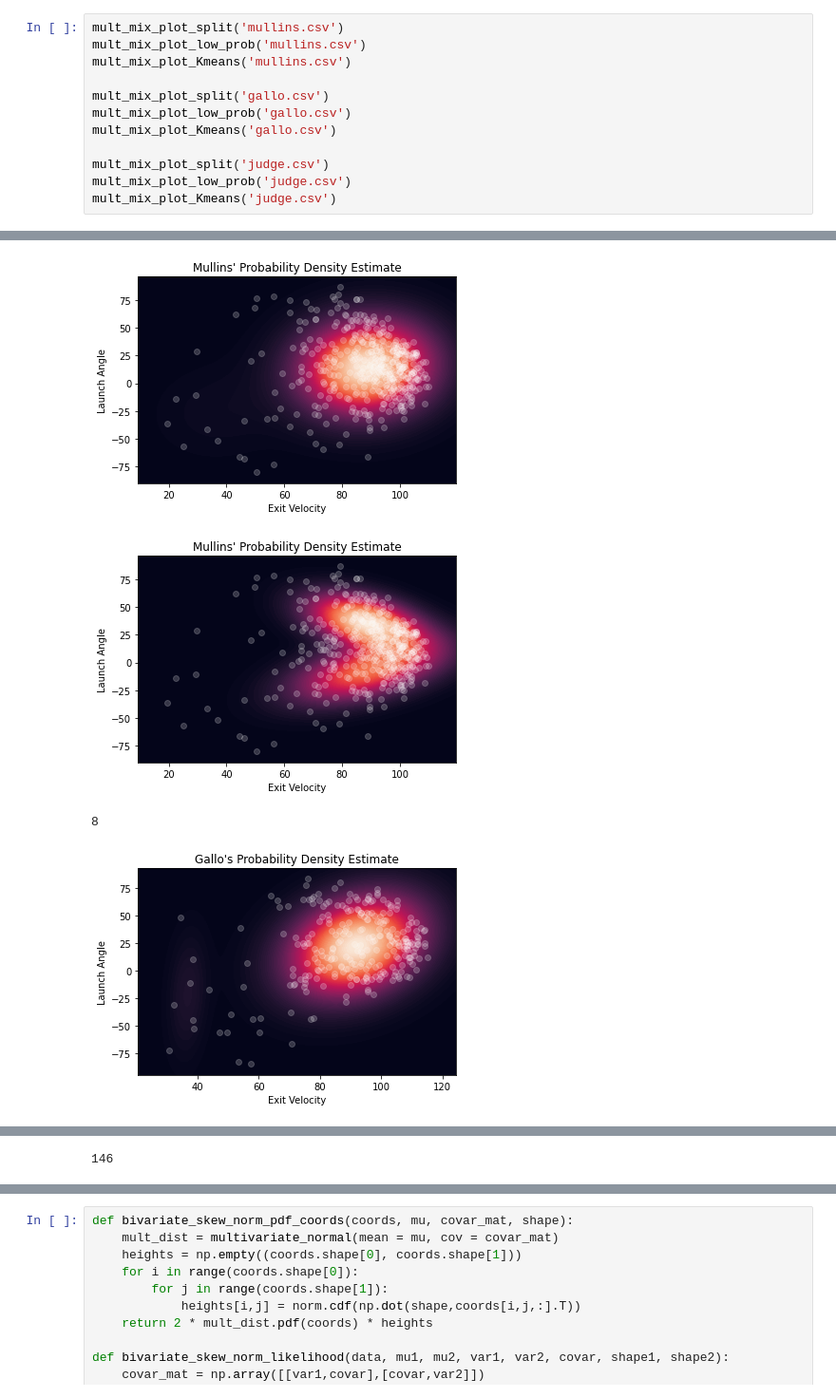
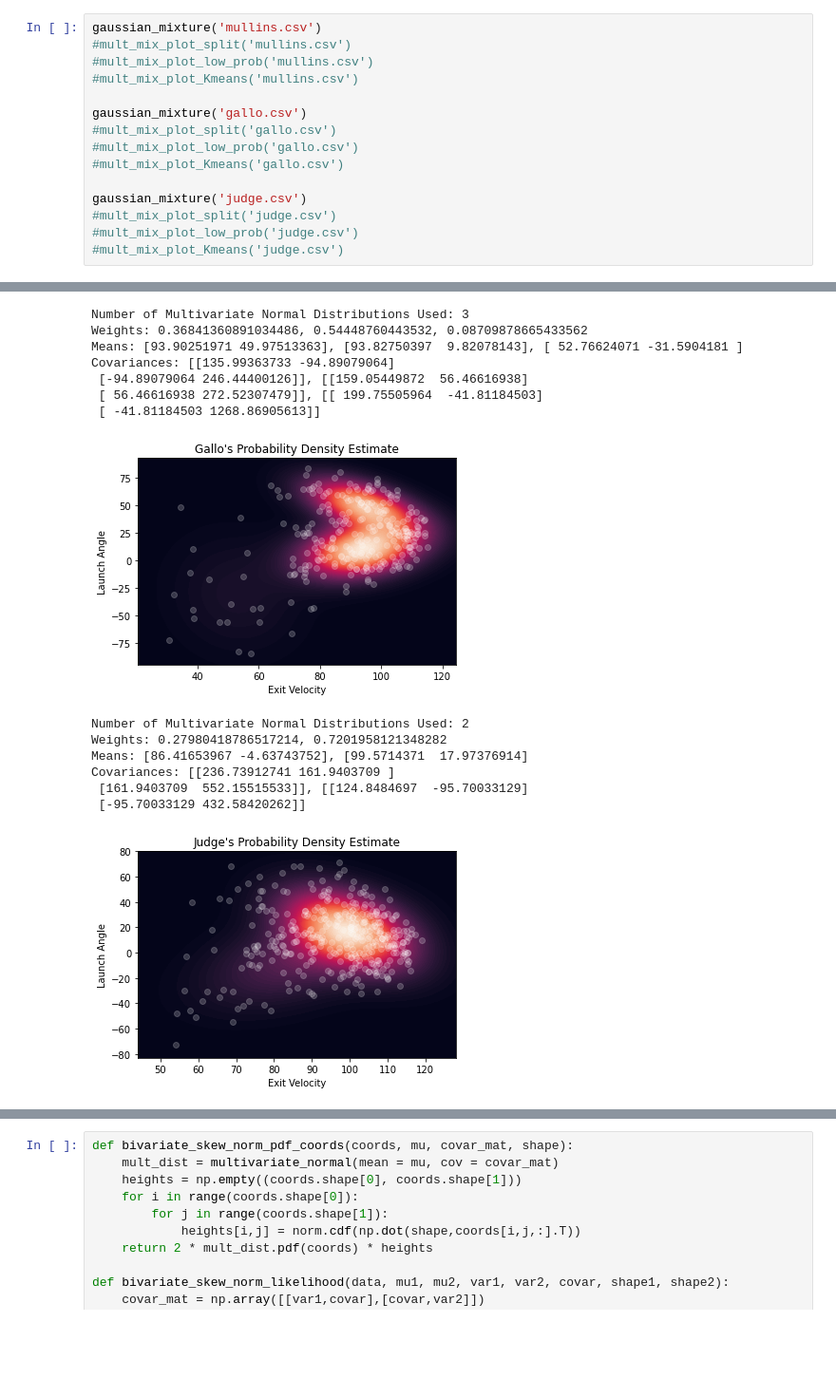
Before and after one commit to logan-donaldson/orioles-prob-distributions, a Jupyter notebook: orioles_proof_of_concept.ipynb, the cells around one changed output, grey strips where cells are left out. Shown: that part at 95% size. Cells and saved outputs as stored; diff of their text form; blank space fills up the shorter version.

Commit message:
added GaussianMixture clustering code

```diff
--- a/orioles_proof_of_concept.ipynb
+++ b/orioles_proof_of_concept.ipynb
@@ -154,15 +204,18 @@ def mult_mix_plot_split(file_name):
         plt.title(name + "'s Probability Density Estimate")
     plt.show()
 # %%
-mult_mix_plot_split('mullins.csv')
-mult_mix_plot_low_prob('mullins.csv')
-mult_mix_plot_Kmeans('mullins.csv')
+gaussian_mixture('mullins.csv')
+#mult_mix_plot_split('mullins.csv')
+#mult_mix_plot_low_prob('mullins.csv')
+#mult_mix_plot_Kmeans('mullins.csv')
 
-mult_mix_plot_split('gallo.csv')
-mult_mix_plot_low_prob('gallo.csv')
-mult_mix_plot_Kmeans('gallo.csv')
+gaussian_mixture('gallo.csv')
+#mult_mix_plot_split('gallo.csv')
+#mult_mix_plot_low_prob('gallo.csv')
+#mult_mix_plot_Kmeans('gallo.csv')
 
-mult_mix_plot_split('judge.csv')
-mult_mix_plot_low_prob('judge.csv')
-mult_mix_plot_Kmeans('judge.csv')
+gaussian_mixture('judge.csv')
+#mult_mix_plot_split('judge.csv')
+#mult_mix_plot_low_prob('judge.csv')
+#mult_mix_plot_Kmeans('judge.csv')
 # %% [output]
@@ -171,4 +229,15 @@ mult_mix_plot_Kmeans('judge.csv')
+Number of Multivariate Normal Distributions Used: 3
+Weights: 0.36841360891034486, 0.54448760443532, 0.08709878665433562
+Means: [93.90251971 49.97513363], [93.82750397  9.82078143], [ 52.76624071 -31.5904181 ]
+Covariances: [[135.99363733 -94.89079064]
+ [-94.89079064 246.44400126]], [[159.05449872  56.46616938]
+ [ 56.46616938 272.52307479]], [[ 199.75505964  -41.81184503]
+ [ -41.81184503 1268.86905613]]
-[figure, old version]
+[figure, new version]
+Number of Multivariate Normal Distributions Used: 2
+Weights: 0.27980418786517214, 0.7201958121348282
+Means: [86.41653967 -4.63743752], [99.5714371  17.97376914]
+Covariances: [[236.73912741 161.9403709 ]
+ [161.9403709  552.15515533]], [[124.8484697  -95.70033129]
+ [-95.70033129 432.58420262]]
-[figure, old version]
+[figure, new version]
-8
-[figure, removed]
@@ -177 +243,0 @@ mult_mix_plot_Kmeans('judge.csv')
-146
```
Also changed, not shown: parts of 3 cells of this notebook, 2 other files.
